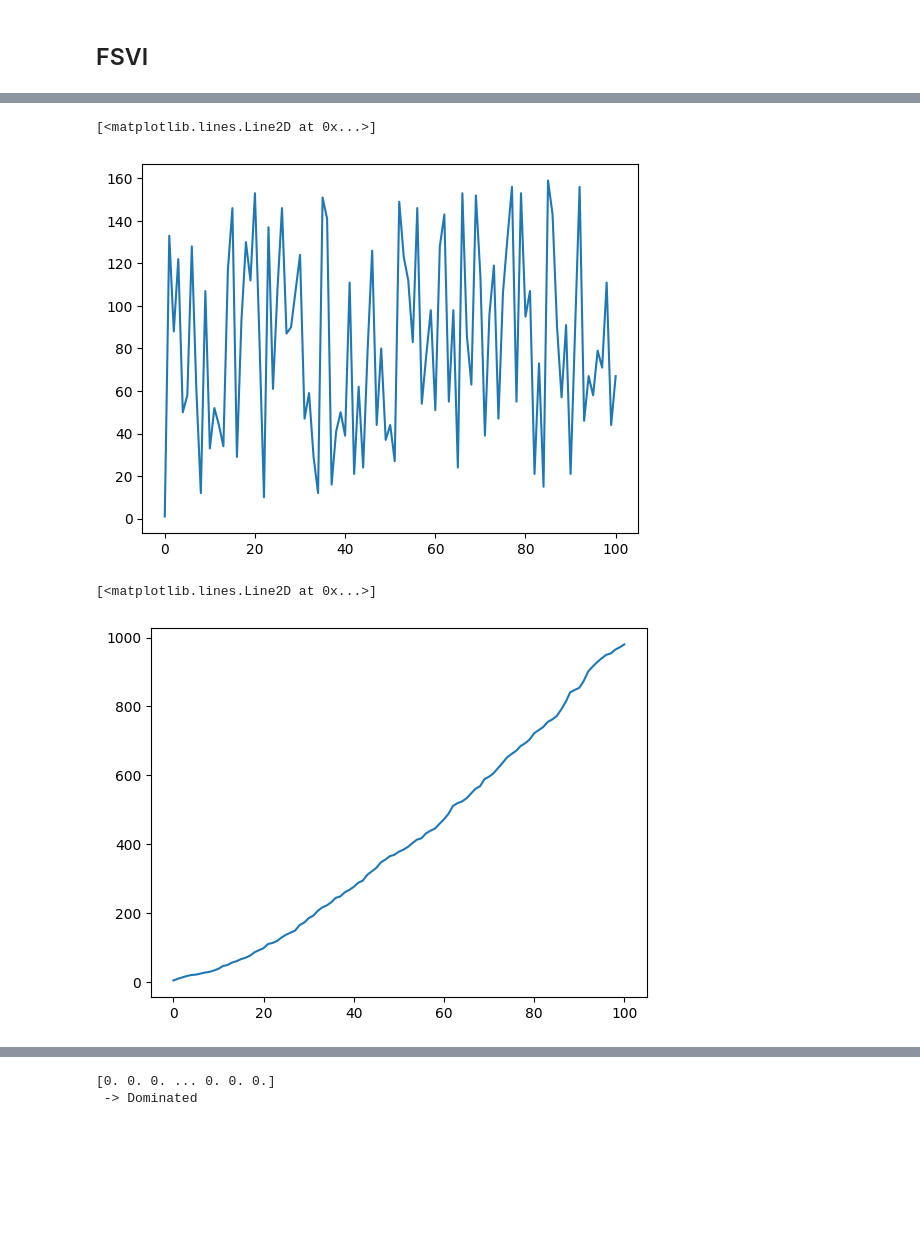
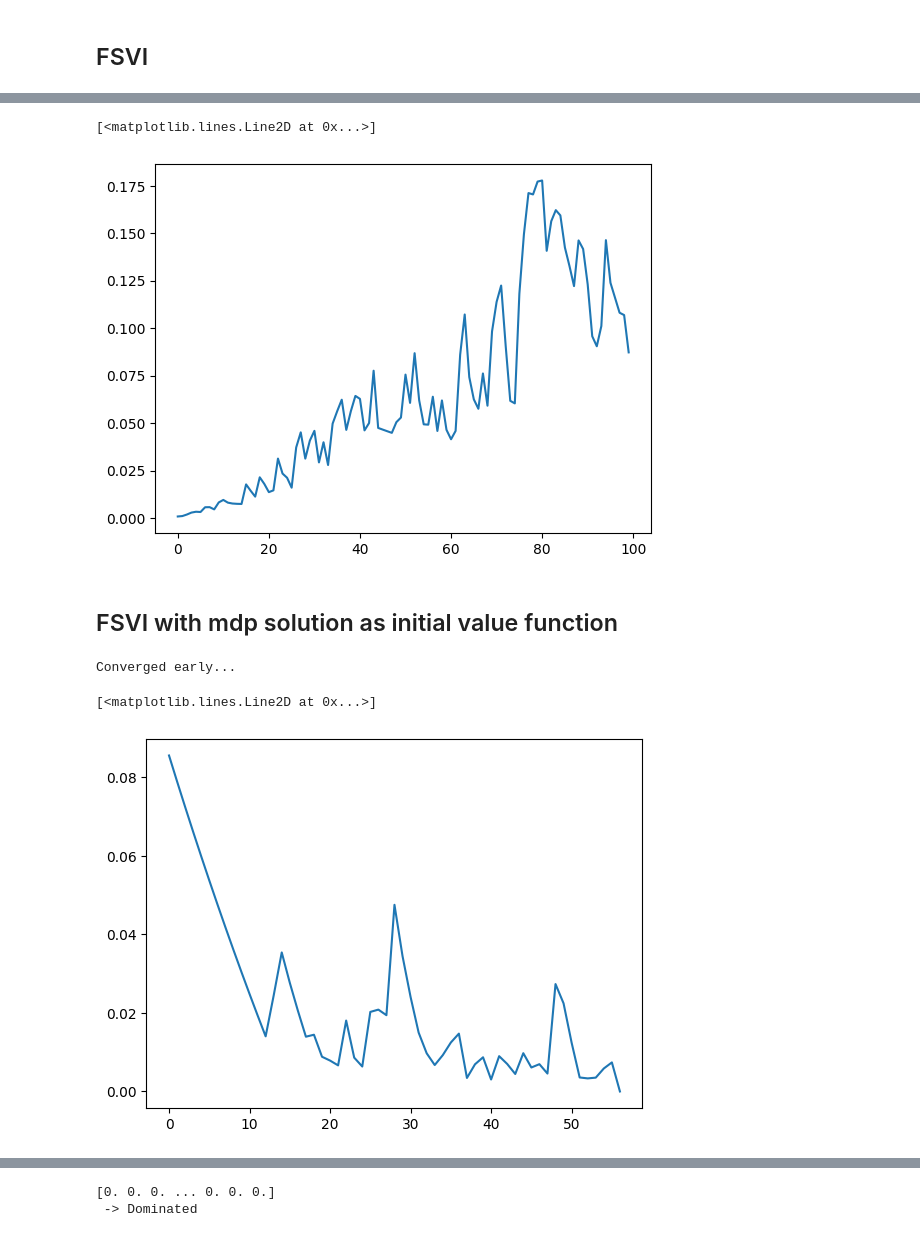
Before and after one commit to PimLb/POMDP_PBVI_Exploration, a Jupyter notebook: Experiments/Olfactory Navigation/Olfactory_Model.ipynb, the cells around one changed output, grey strips where cells are left out. Drawn from its saved outputs; the diff is of its cells as text; code cells hidden in the pictures; blank space fills up the shorter version.

```diff
--- a/Experiments/Olfactory Navigation/Olfactory_Model.ipynb
+++ b/Experiments/Olfactory Navigation/Olfactory_Model.ipynb
@@ -57,10 +60,9 @@ for i in range(env_shape[0]):
 
     state_grid.append(i_states)
 # %%
-import numpy
 row_w = env_shape[1]
 
-reachable_states = numpy.zeros((state_count, 4, 1), dtype=int)
+reachable_states = np.zeros((state_count, 4, 1), dtype=int)
 for s in range(state_count):
     reachable_states[s,0,0] = s - row_w if s - row_w >= 0 else s # North
     reachable_states[s,1,0] = s + 1 if (s + 1) % row_w > 0 else s # East
@@ -105,6 +107,6 @@ model = Model(
 # %%
 from src.mdp import VI_Solver
 # %%
-solver = VI_Solver()
+solver = VI_Solver(eps=1e-3)
 # %%
-solution, history = solver.solve(model)
+solution, history = solver.solve(model, use_gpu=True)
@@ -126,2 +133,2 @@ fsvi_solver = FSVI_Solver(0.99, eps=1e-6)
 # %%
-fsvi_solution, hist = fsvi_solver.solve(model,100,300,solution)
+fsvi_solution, hist = fsvi_solver.solve(model,100,300,solution,use_gpu=True)
@@ -132,5 +155,5 @@ b_counts = [len(bs.belief_list) for bs in hist.belief_sets]
 # %%
-plt.plot(numpy.arange(len(b_counts)), b_counts)
+plt.plot(np.arange(len(hist.value_function_changes)), hist.value_function_changes)
 # %% [output]
 [<matplotlib.lines.Line2D at 0x...>]
-[figure, old version]
+[figure, new version]
@@ -138,0 +160,2 @@ alpha_counts = [len(vf) for vf in hist.value_functions]
+# %% [markdown]
+## FSVI with mdp solution as initial value function
@@ -139,5 +164,9 @@ alpha_counts = [len(vf) for vf in hist.value_functions]
+# %%
+fsvi_solution, hist = fsvi_solver.solve(model, 100, 300, mdp_policy=solution, initial_value_function=solution, use_gpu=True)
+# %% [output]
+Converged early...
 # %%
-plt.plot(numpy.arange(len(alpha_counts)), alpha_counts)
+plt.plot(np.arange(len(hist.value_function_changes)), hist.value_function_changes)
 # %% [output]
 [<matplotlib.lines.Line2D at 0x...>]
-[figure, old version]
+[figure, new version]
```
Also changed, not shown: parts of 22 cells of this notebook, 2 other files.
